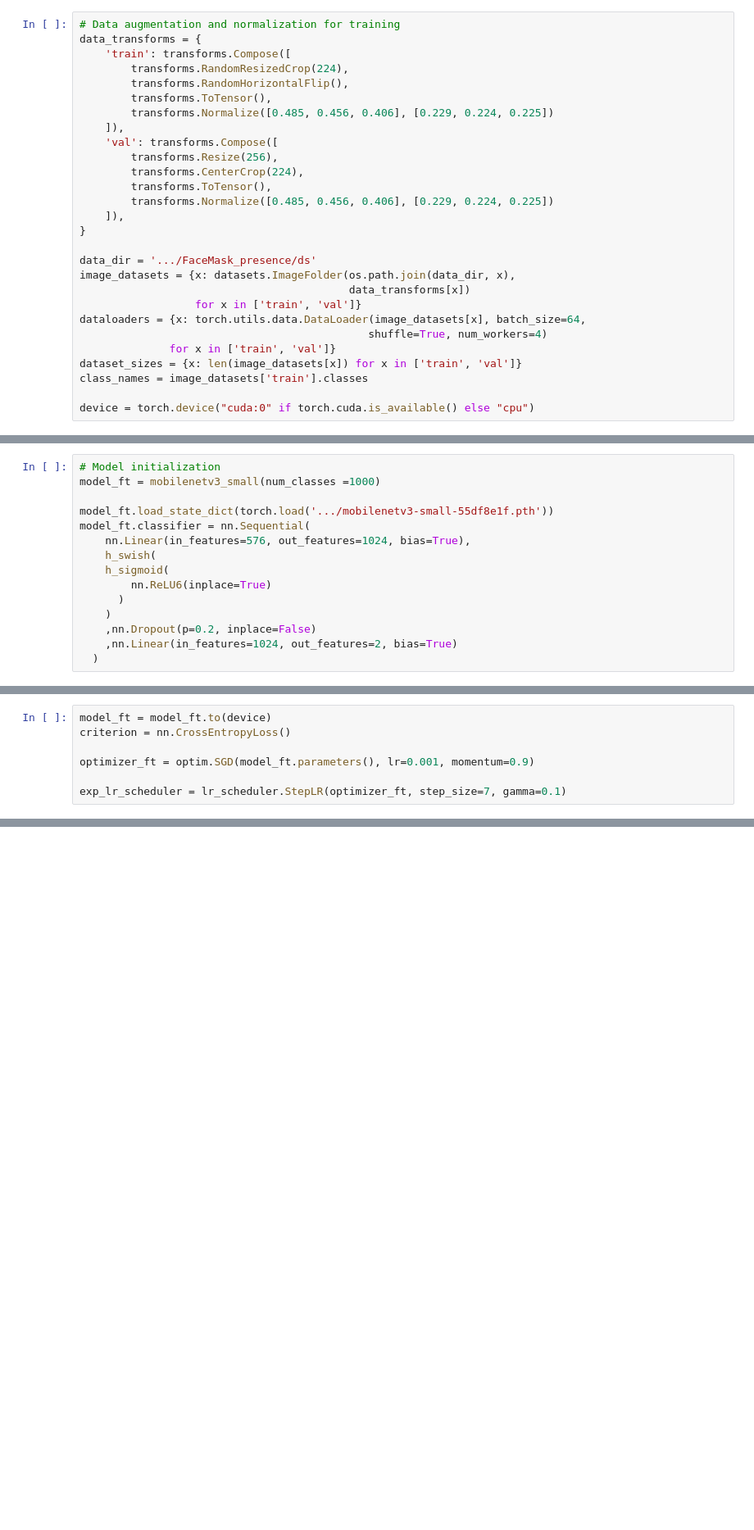
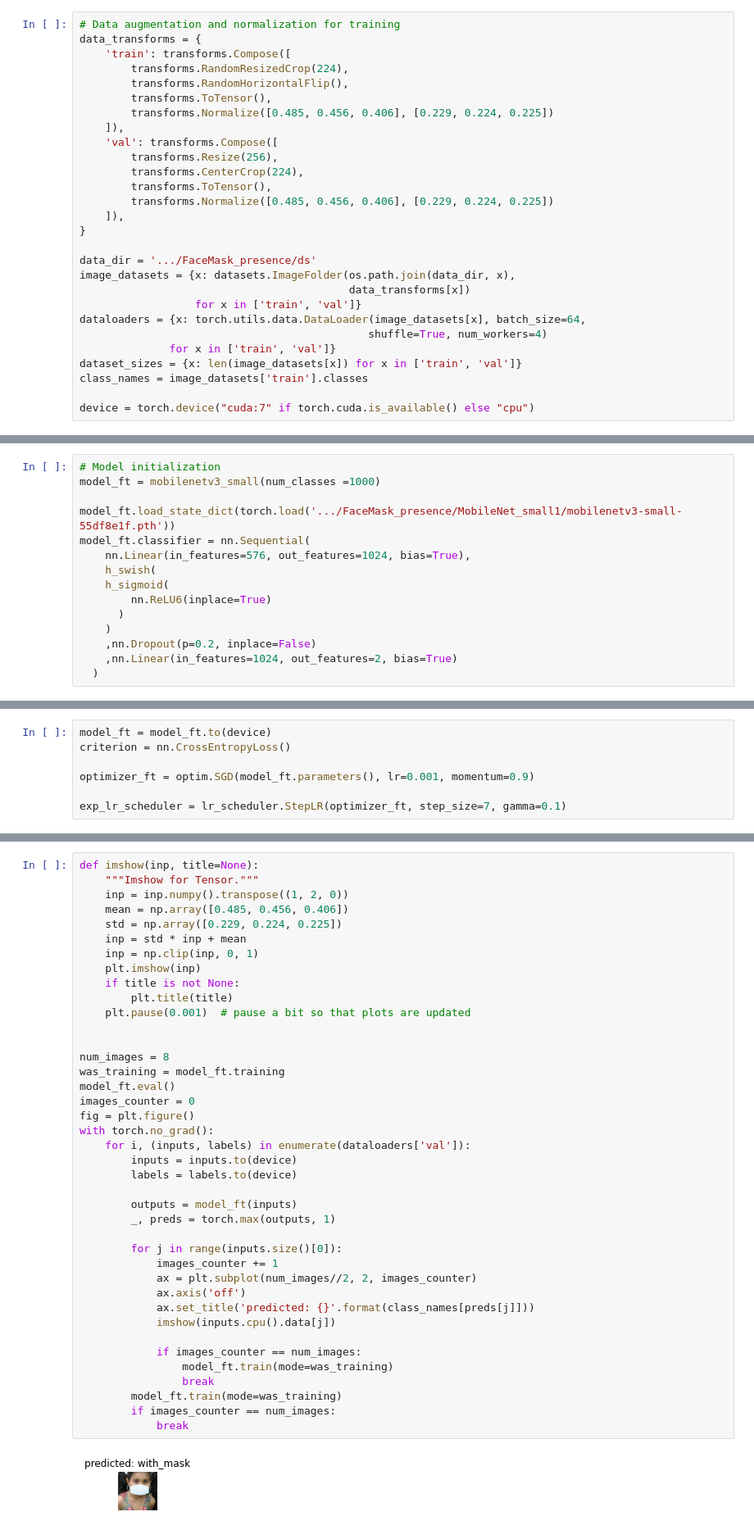
Before and after one commit to BigDataSeeker/FaceMask_presence, a Jupyter notebook: MobileNet_small/MobileNetV3_small.ipynb, the cells around one changed output, grey strips where cells are left out. Shown at 82% size. Saved outputs shown, nothing was run; the diff lists cells and outputs as text; blank space fills up the shorter version.

```diff
--- a/MobileNet_small/MobileNetV3_small.ipynb
+++ b/MobileNet_small/MobileNetV3_small.ipynb
@@ -39,7 +40,7 @@ dataloaders = {x: torch.utils.data.DataLoader(image_datasets[x], batch_size=64,
 dataset_sizes = {x: len(image_datasets[x]) for x in ['train', 'val']}
 class_names = image_datasets['train'].classes
 
-device = torch.device("cuda:0" if torch.cuda.is_available() else "cpu")
+device = torch.device("cuda:7" if torch.cuda.is_available() else "cpu")
 # %%
 def train_model(model, criterion, optimizer, scheduler, num_epochs=25):
     since = time.time()
@@ -314,7 +317,7 @@ def mobilenetv3_small(**kwargs):
 # Model initialization
 model_ft = mobilenetv3_small(num_classes =1000)
 
-model_ft.load_state_dict(torch.load('.../mobilenetv3-small-55df8e1f.pth'))
+model_ft.load_state_dict(torch.load('.../FaceMask_presence/MobileNet_small1/mobilenetv3-small-55df8e1f.pth'))
 model_ft.classifier = nn.Sequential(
     nn.Linear(in_features=576, out_features=1024, bias=True),
     h_swish(
@@ -356,0 +364,42 @@ Best val Acc: 0.990215
+# %%
+def imshow(inp, title=None):
+    """Imshow for Tensor."""
+    inp = inp.numpy().transpose((1, 2, 0))
+    mean = np.array([0.485, 0.456, 0.406])
+    std = np.array([0.229, 0.224, 0.225])
+    inp = std * inp + mean
+    inp = np.clip(inp, 0, 1)
+    plt.imshow(inp)
+    if title is not None:
+        plt.title(title)
+    plt.pause(0.001)  # pause a bit so that plots are updated
+
+
+num_images = 8
+was_training = model_ft.training
+model_ft.eval()
+images_counter = 0
+fig = plt.figure()
+with torch.no_grad():
+    for i, (inputs, labels) in enumerate(dataloaders['val']):
+        inputs = inputs.to(device)
+        labels = labels.to(device)
+
+        outputs = model_ft(inputs)
+        _, preds = torch.max(outputs, 1)
+
+        for j in range(inputs.size()[0]):
+            images_counter += 1
+            ax = plt.subplot(num_images//2, 2, images_counter)
+            ax.axis('off')
+            ax.set_title('predicted: {}'.format(class_names[preds[j]]))
+            imshow(inputs.cpu().data[j])
+
+            if images_counter == num_images:
+                model_ft.train(mode=was_training)
+                break
+        model_ft.train(mode=was_training)
+        if images_counter == num_images:
+            break
+# %% [output]
+[figure, added]
```
Also changed, not shown: parts of 7 cells of this notebook, 2 other files.
